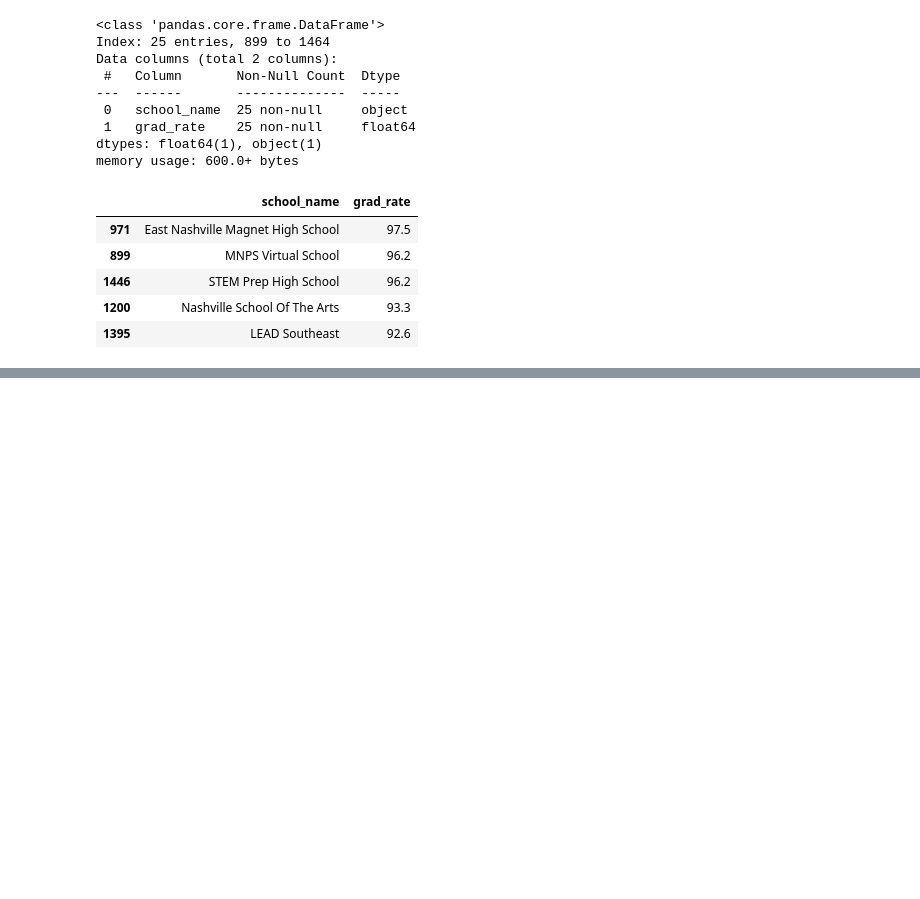
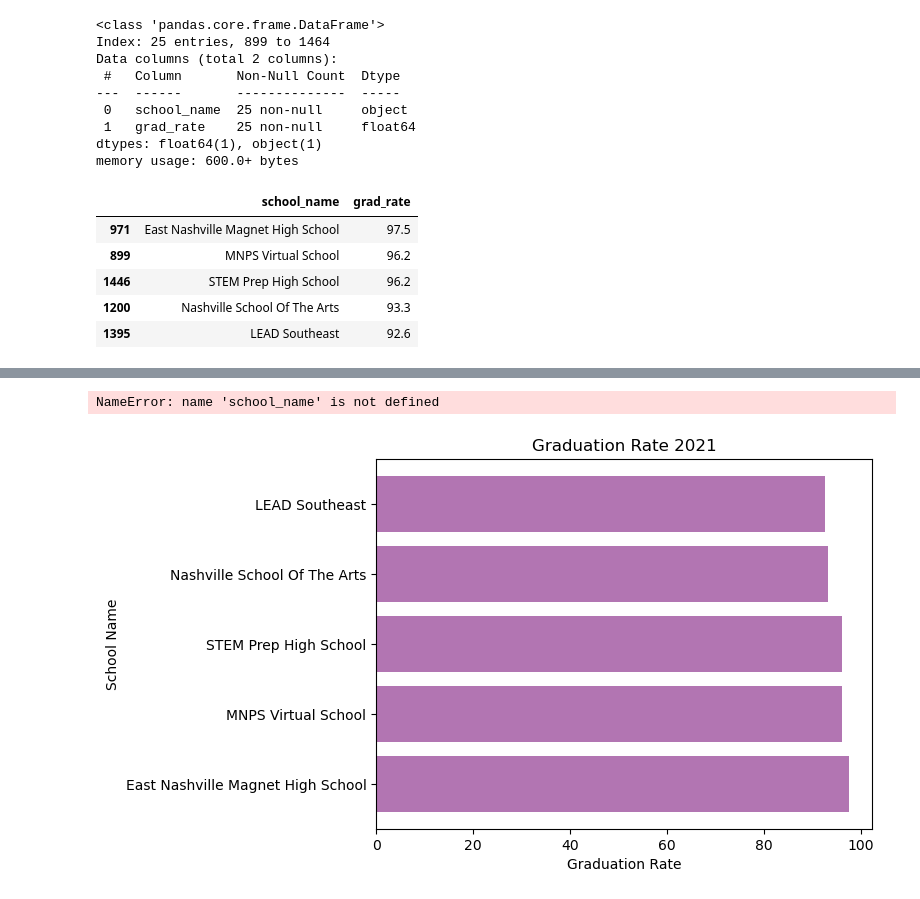
Before and after one commit to ericahen/capstone-da12, a Jupyter notebook: notebooks/grad_rate_2021.ipynb, the cells around one changed output, grey strips where cells are left out. Saved outputs shown, nothing was run; the diff lists cells and outputs as text; code cells hidden in the pictures; blank space fills up the shorter version.

```diff
--- a/notebooks/grad_rate_2021.ipynb
+++ b/notebooks/grad_rate_2021.ipynb
@@ -203,0 +207,15 @@ top5.plot.barh( x='school_name', y='grad_rate')
+# %%
+plt.barh(top5['school_name'], top5['grad_rate'], color = (0.5,0.1,0.5,0.6))
+# Add title and axis names
+plt.title('Graduation Rate 2021')
+plt.xlabel('Graduation Rate')
+plt.ylabel('School Name')
+
+# Create names on the x axis
+plt.xticks(school_name, grad_rate)
+
+# Show graph
+plt.show()
+# %% [output]
+NameError: name 'school_name' is not defined
+[figure, added]
```
Also changed, not shown: parts of 1 cell of this notebook, 2 other files.
